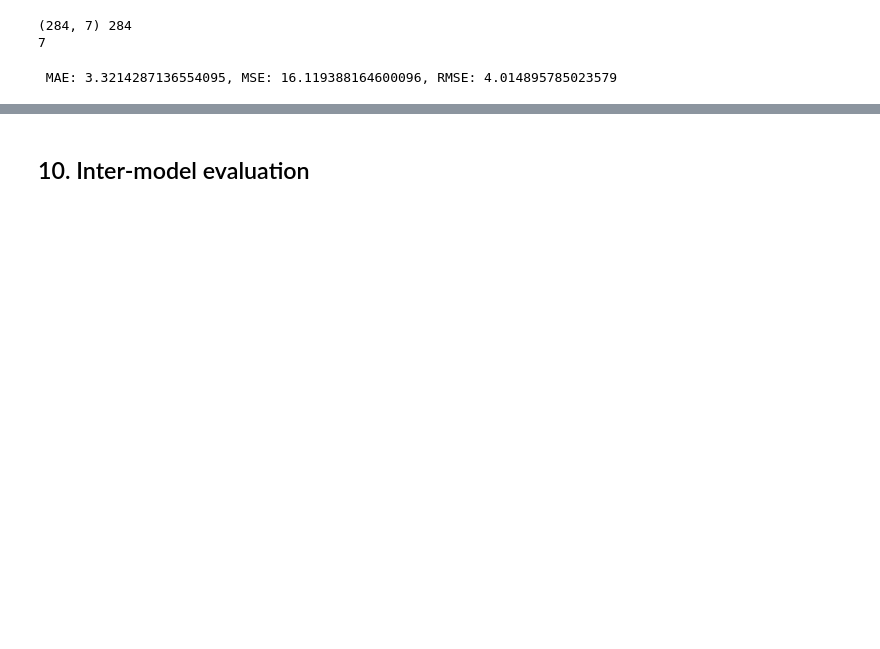
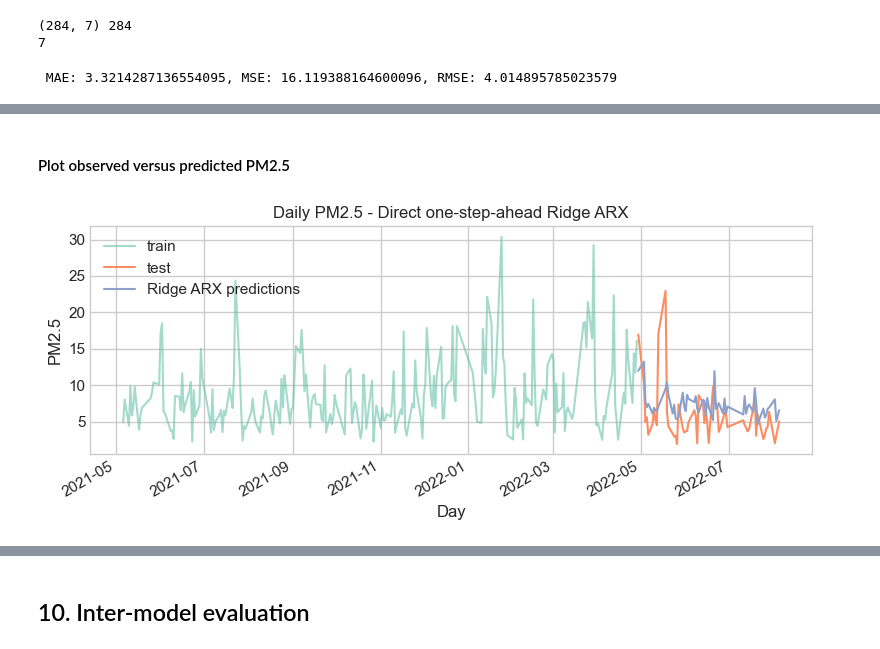
Before and after one commit to jako6f/dublin-air-quality-forecasting, a Jupyter notebook: notebooks/dublin_air_quality_forecasting.ipynb, the cells around one changed output, grey strips where cells are left out. Saved outputs shown, nothing was run; the diff lists cells and outputs as text; code cells hidden in the pictures; blank space fills up the shorter version.

```diff
--- a/notebooks/dublin_air_quality_forecasting.ipynb
+++ b/notebooks/dublin_air_quality_forecasting.ipynb
@@ -2017,0 +2762,18 @@ plt.show()
+# %% [markdown]
+#### Plot observed versus predicted PM2.5
+# %%
+# Plot the full training history for context, then overlay the test values and forecasts.
+ridge_arx_plot_train_target = train_df.set_index('date')['dublin_daily_avg_pm25']
+
+fig, ax = plt.subplots(figsize=(8, 3.5))
+ridge_arx_plot_train_target.plot(ax=ax, label='train', alpha=0.6)
+ridge_arx_results['y_true'].plot(ax=ax, label='test')
+ridge_arx_results['y_hat_ridge_arx'].plot(ax=ax, label='Ridge ARX predictions')
+ax.set_title('Daily PM2.5 - Direct one-step-ahead Ridge ARX')
+ax.legend()
+plt.xlabel('Day')
+plt.ylabel('PM2.5')
+plt.tight_layout()
+plt.show()
+# %% [output]
+[figure, added]
```
Also changed, not shown: parts of 60 cells of this notebook, 2 other files.
